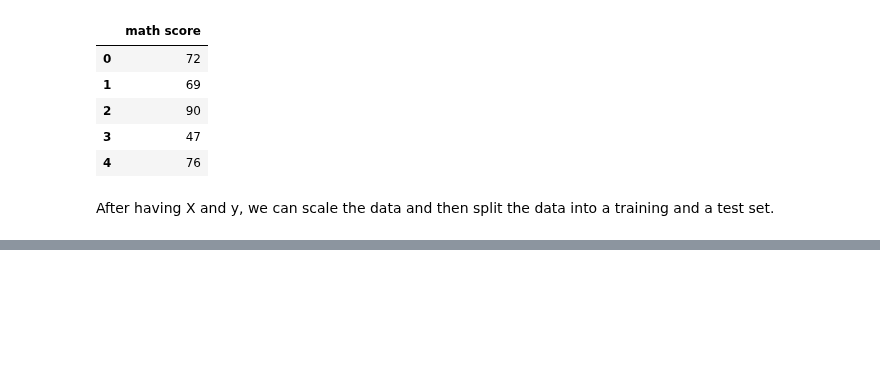
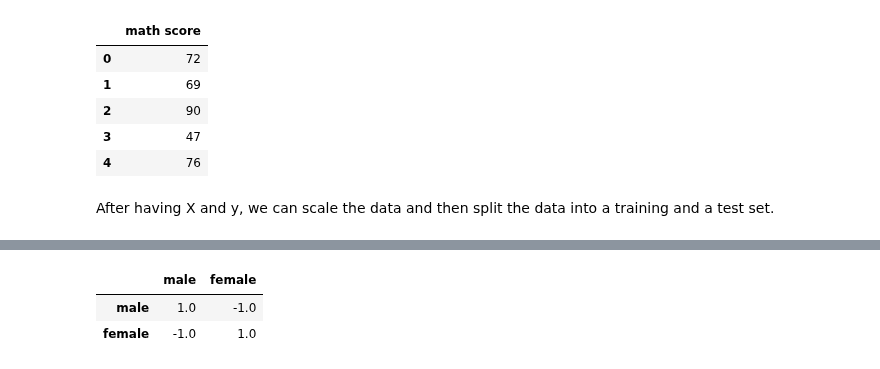
Before and after one commit to lascha212/F21DL, a Jupyter notebook: labs.ipynb, the cells around one changed output, grey strips where cells are left out. Saved outputs shown, nothing was run; the diff lists cells and outputs as text; code cells hidden in the pictures; blank space fills up the shorter version.

Commit message:
Proof that having two columns for the gender is redundant

```diff
--- a/labs.ipynb
+++ b/labs.ipynb
@@ -172,0 +182,9 @@ X_train, X_test, y_train, y_test = train_test_split(X_scaled, y_scaled)
+# %%
+data_male_female = pd.DataFrame()
+onehot_without_binary_enc = OneHotEncoder(sparse=False)
+data_male_female[['male', 'female']] = onehot_without_binary_enc.fit_transform(data[['gender']])
+data_male_female.corr()
+# %% [output]
+|  | male | female |
+| male | 1.0 | -1.0 |
+| female | -1.0 | 1.0 |
```
Also changed, not shown: parts of 1 cell of this notebook.
